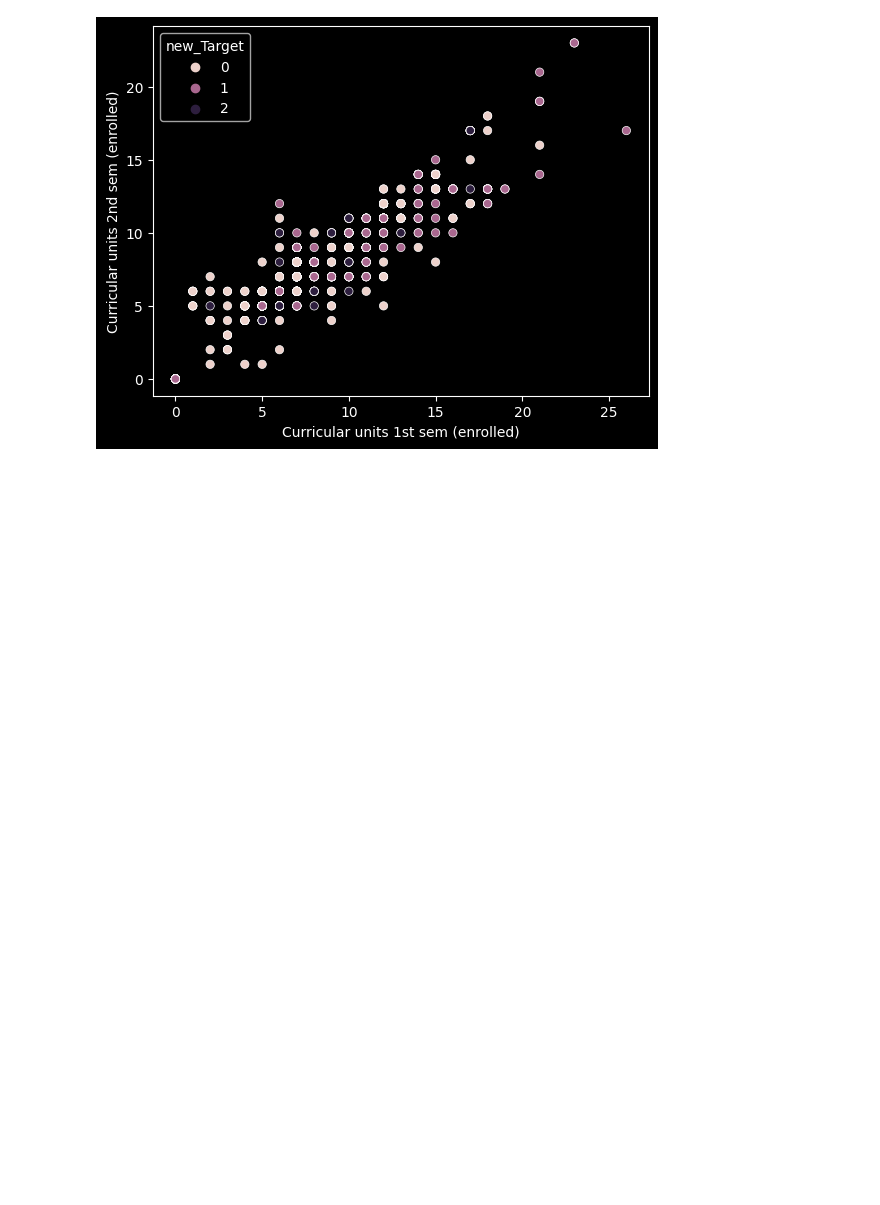
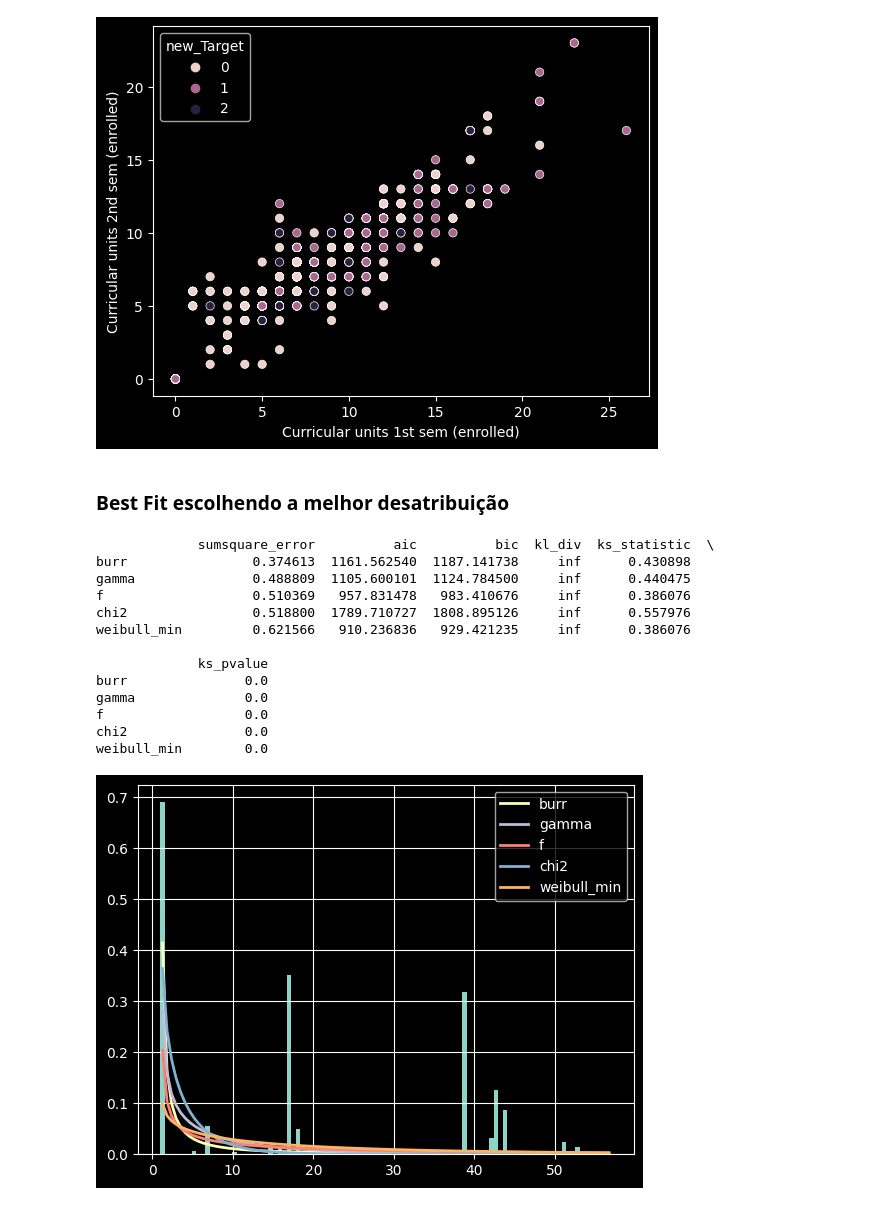
Before and after one commit to Joao-Inacio/Labs, a Jupyter notebook: Evasao_Escolar/1.0/eves.ipynb, the cells around one changed output. Saved outputs shown, nothing was run; the diff lists cells and outputs as text; code cells hidden in the pictures; blank space fills up the shorter version.

Commit message:
Implementando o Best Fit escolhendo a melhor Distribuição

```diff
--- a/Evasao_Escolar/1.0/eves.ipynb
+++ b/Evasao_Escolar/1.0/eves.ipynb
@@ -296,3 +296,41 @@ sns.scatterplot(
 );
 # %% [output]
 [figure]
+# %% [markdown]
+### Best Fit escolhendo a melhor desatribuição
+# %%
+def tipo_distribuicao(df, coluna):
+    # lib
+    from fitter import Fitter
+
+    valores_coluna = df[coluna].values
+
+    f = Fitter(
+        valores_coluna,
+        distributions=[
+            'gamma', 'lognorm', 'beta', 'burr', 'norm',
+            'expon', 'pareto', 'triang', 'uniform', 'weibull_min', 'weibull_max',
+            'gumbel_r', 'gumbel_l', 'chi2', 't', 'f'
+        ]
+    )
+    f.fit()
+    f.summary()
+    print(f.df_errors.sort_values(by="sumsquare_error").head())
+# %%
+# Testando a função
+tipo_distribuicao(new_df, 'Application mode')
+# %% [output]
+             sumsquare_error          aic          bic  kl_div  ks_statistic  \
+burr                0.374613  1161.562540  1187.141738     inf      0.430898
+gamma               0.488809  1105.600101  1124.784500     inf      0.440475
+f                   0.510369   957.831478   983.410676     inf      0.386076
+chi2                0.518800  1789.710727  1808.895126     inf      0.557976
+weibull_min         0.621566   910.236836   929.421235     inf      0.386076
+
+             ks_pvalue
+burr               0.0
+gamma              0.0
+f                  0.0
+chi2               0.0
+weibull_min        0.0
+[figure, added]
```
